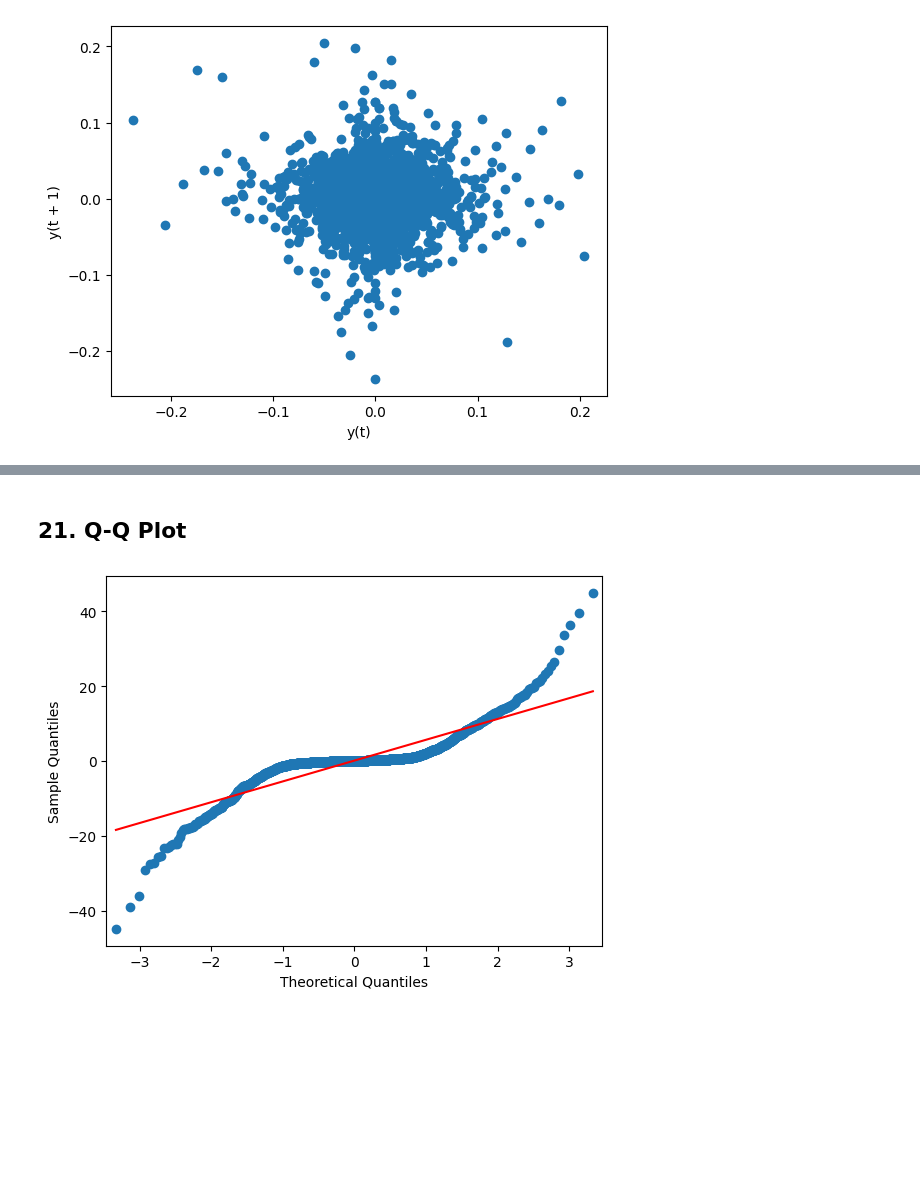
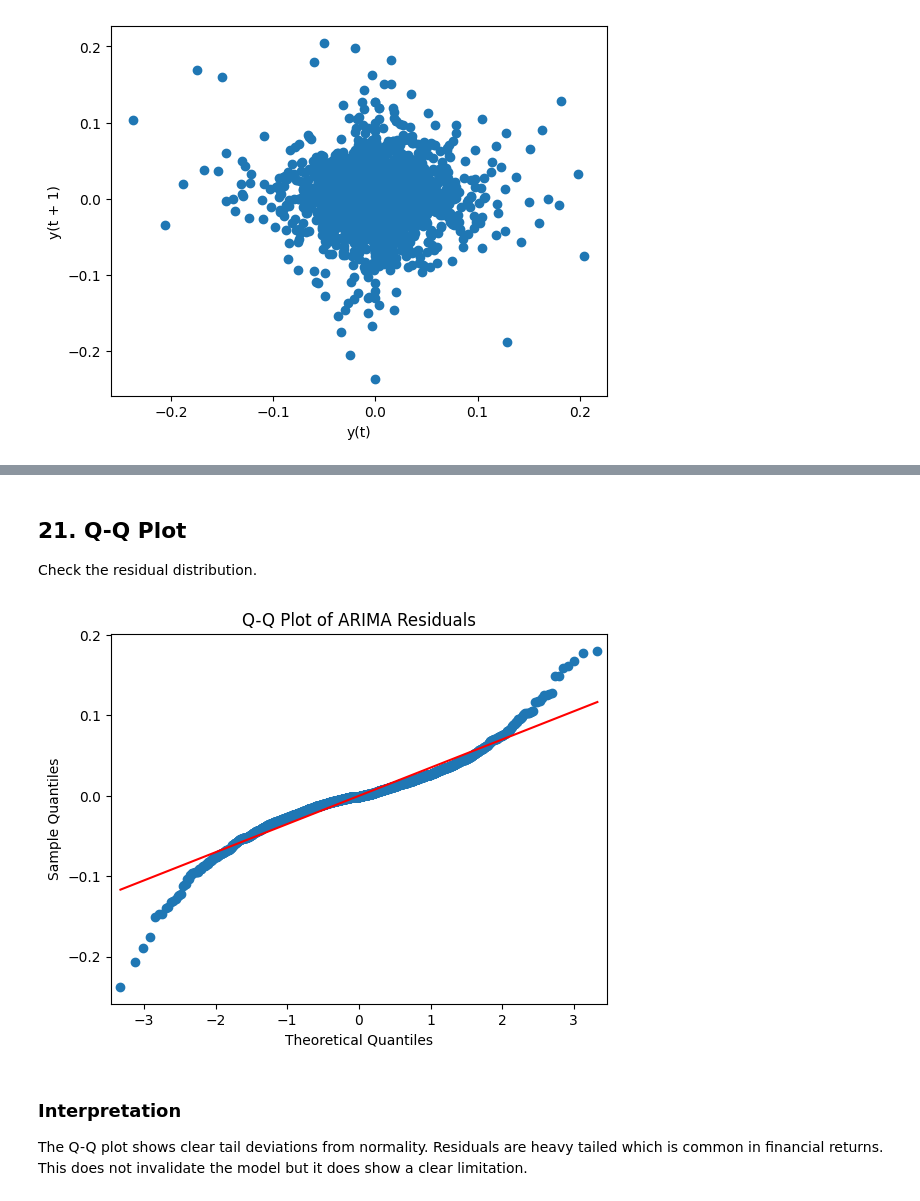
Before and after one commit to killianharnett1/tesla-time-series-analysis, a Jupyter notebook: notebooks/tesla_time_series_analysis.ipynb, the cells around one changed output, grey strips where cells are left out. Drawn from its saved outputs; the diff is of its cells as text; code cells hidden in the pictures; blank space fills up the shorter version.

```diff
--- a/notebooks/tesla_time_series_analysis.ipynb
+++ b/notebooks/tesla_time_series_analysis.ipynb
@@ -156,4 +248,16 @@ plt.show()
 # %%
-train_size = int(len(close_b)*0.8)
-train = close_b[:train_size]
-test = close_b[train_size:]
+# Use log returns for modelling and keep prices for evaluation
+train_size = int(len(log_returns) * 0.8)
+
+train_returns = log_returns.iloc[:train_size].copy()
+test_returns = log_returns.iloc[train_size:].copy()
+
+# Price series aligned to the return dates
+price_series = close_b.loc[log_returns.index]
+train_prices = price_series.iloc[:train_size].copy()
+test_prices = price_series.iloc[train_size:].copy()
+
+print("Train returns observations:", len(train_returns))
+print("Test returns observations:", len(test_returns))
+print("Train period:", train_returns.index.min(), "to", train_returns.index.max())
+print("Test period:", test_returns.index.min(), "to", test_returns.index.max())
@@ -162,14 +323,16 @@ test = close_b[train_size:]
 # %%
-p=q=range(3)
-results=[]
+# Grid search on the stationary return series
+p = q = range(3)
+d = [0]   # returns are already differenced via log returns
+results = []
 
-for order in [(i,1,j) for i in p for j in q]:
+for order in [(i, j, k) for i in p for j in d for k in q]:
     try:
-        fit = ARIMA(train, order=order).fit()
-        results.append((order, fit.aic))
-    except:
+        fit_candidate = ARIMA(train_returns, order=order).fit()
+        results.append((order, fit_candidate.aic, fit_candidate.bic))
+    except Exception:
         pass
 
-results_df = pd.DataFrame(results, columns=["order","AIC"]).sort_values("AIC")
-print(results_df.head())
+results_df = pd.DataFrame(results, columns=["order", "AIC", "BIC"]).sort_values(["AIC", "BIC"])
+print(results_df.head(10))
 # %% [output]
@@ -184,5 +361,7 @@ print(results_df.head())
 # %%
 best_order = results_df.iloc[0]["order"]
-fit = ARIMA(train, order=best_order).fit()
-print(best_order)
+fit = ARIMA(train_returns, order=best_order).fit()
+
+print("Selected ARIMA order:", best_order)
+print(fit.summary())
 # %% [output]
@@ -215,9 +578,17 @@ plt.show()
 # %% [markdown]
 ## 21. Q-Q Plot
+
+Check the residual distribution.
 # %%
 qqplot(residuals, line='s')
+plt.title("Q-Q Plot of ARIMA Residuals")
+plt.savefig(r"C:\Users\killi\OneDrive - Dundalk Institute of Technology\tesla-time-series-analysis\images\qq_plot.png", dpi=300, bbox_inches="tight")
 plt.show()
 # %% [output]
-[figure, old version]
+[figure, new version]
+# %% [markdown]
+### Interpretation
+
+The Q-Q plot shows clear tail deviations from normality. Residuals are heavy tailed which is common in financial returns. This does not invalidate the model but it does show a clear limitation.
 # %% [markdown]
 ## 22. Ljung-Box Test
```
Also changed, not shown: parts of 63 cells of this notebook, 17 other files.
